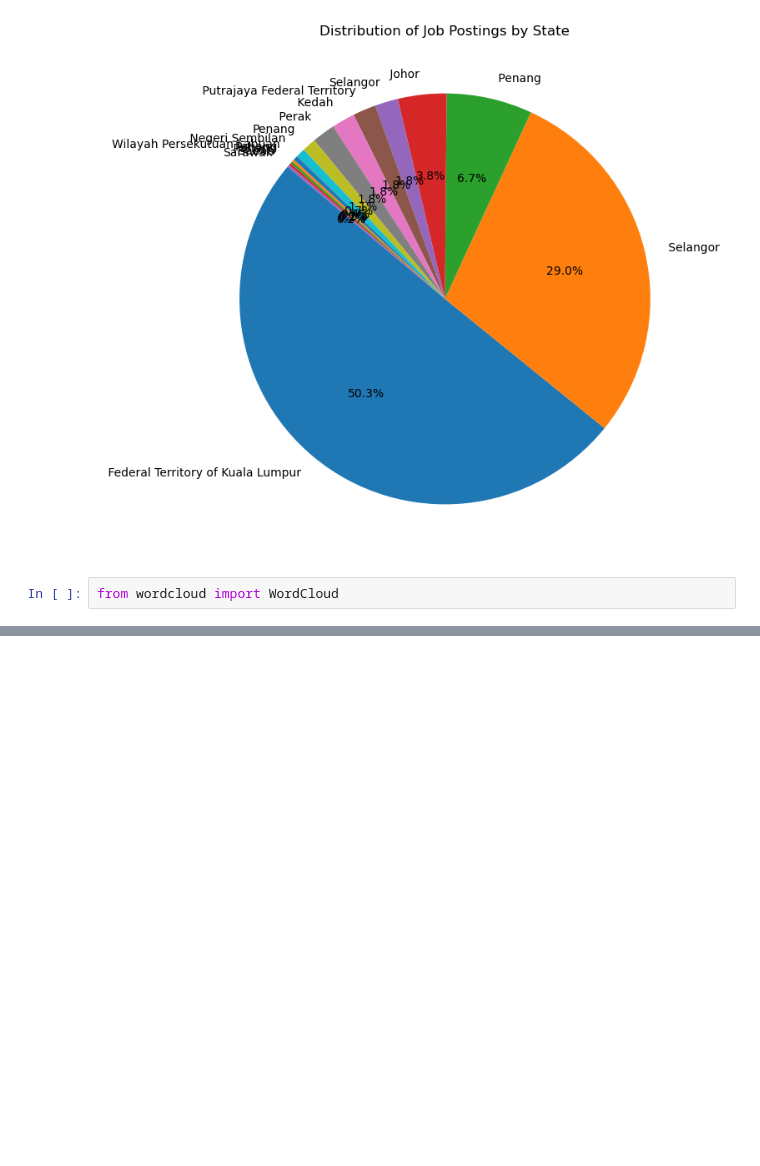
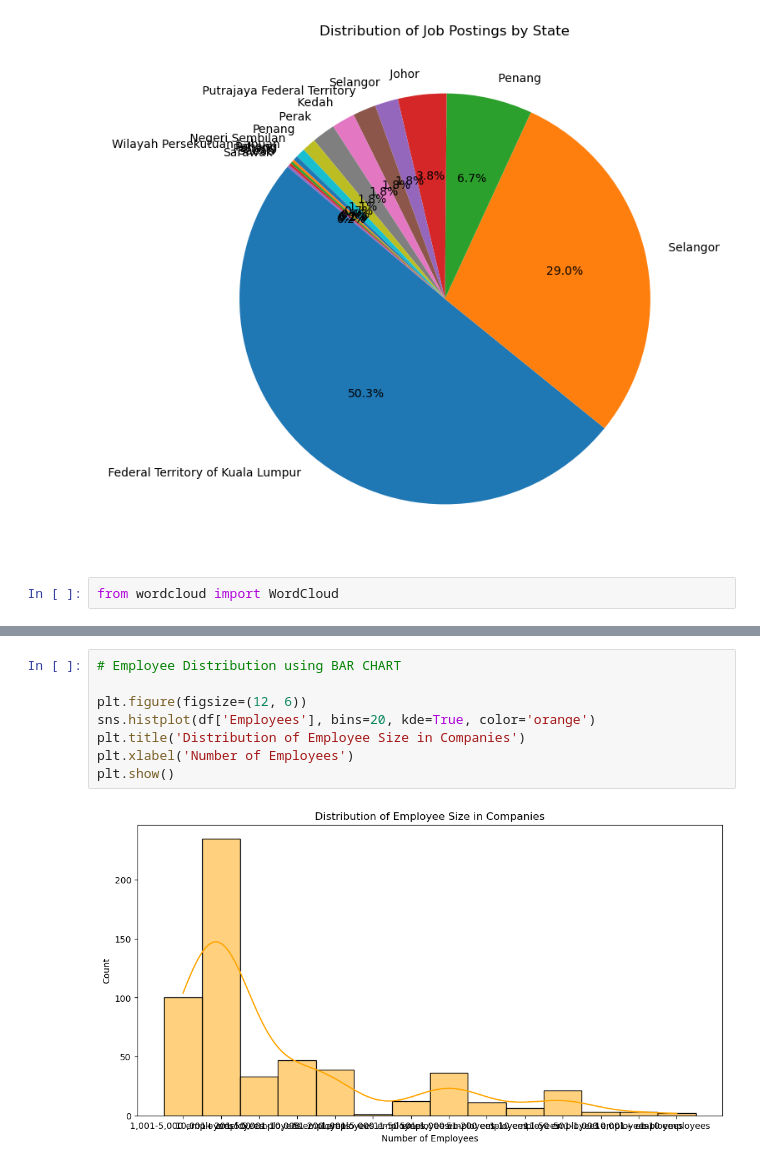
Before and after one commit to Bazz-B/job-trend-analysis, a Jupyter notebook: 3Test.ipynb, the cells around one changed output, grey strips where cells are left out. Drawn from its saved outputs; the diff is of its cells as text; blank space fills up the shorter version.

Commit message:
add employees size data visualization

```diff
--- a/3Test.ipynb
+++ b/3Test.ipynb
@@ -277,0 +277,10 @@ wordcloud.to_file('wordcloud_job1_skills.png')
+# %%
+# Employee Distribution using BAR CHART
+
+plt.figure(figsize=(12, 6))
+sns.histplot(df['Employees'], bins=20, kde=True, color='orange')
+plt.title('Distribution of Employee Size in Companies')
+plt.xlabel('Number of Employees')
+plt.show()
+# %% [output]
+[figure, added]
```
Also changed, not shown: parts of 8 cells of this notebook.
